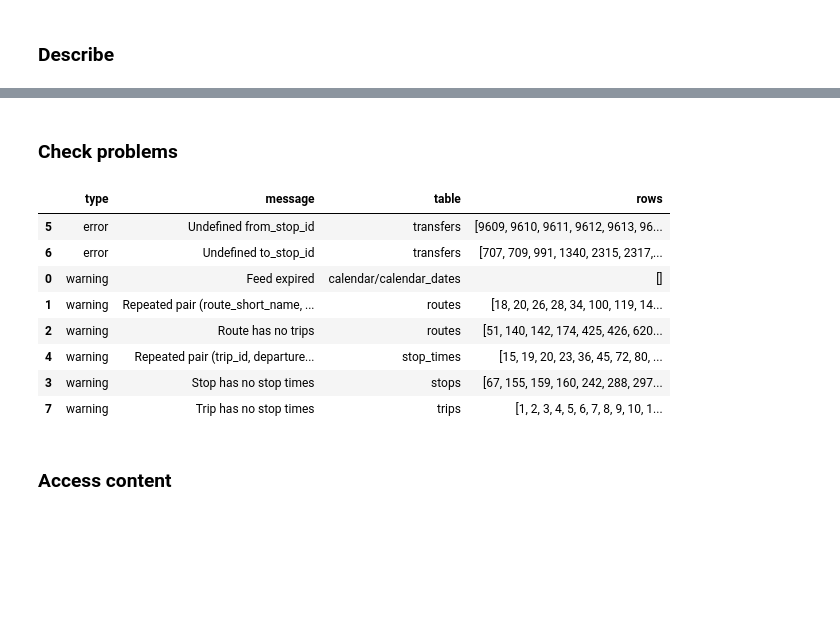
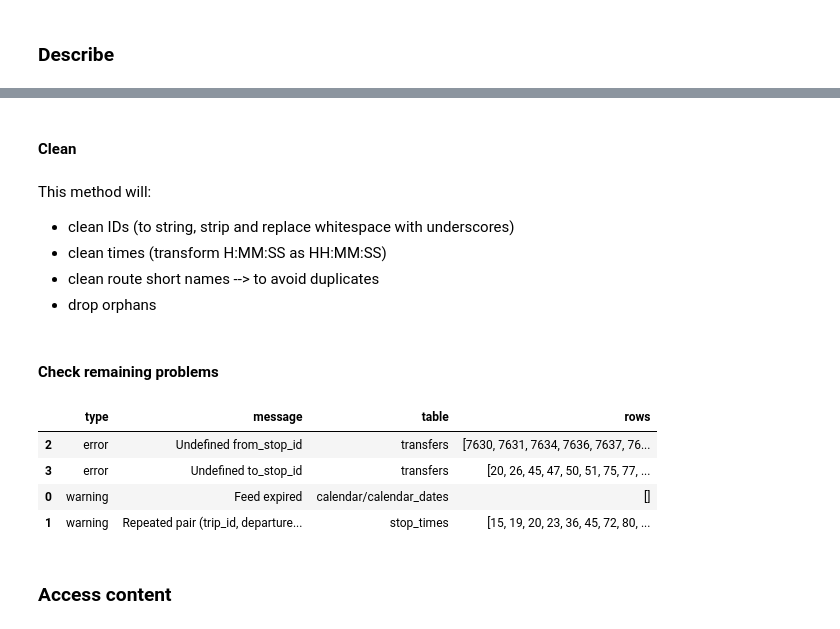
Before and after one commit to systragroup/quetzal, a Jupyter notebook: quetzal/io/gtfs_reader/examples-ipynb/0-describe-gtfs.ipynb, the cells around one changed output, grey strips where cells are left out. Drawn from its saved outputs; the diff is of its cells as text; code cells hidden in the pictures; blank space fills up the shorter version.

```diff
--- a/quetzal/io/gtfs_reader/examples-ipynb/0-describe-gtfs.ipynb
+++ b/quetzal/io/gtfs_reader/examples-ipynb/0-describe-gtfs.ipynb
@@ -29,17 +46,23 @@ feed.describe()
+# %% [markdown]
+#### Clean
+# %% [markdown]
+This method will:
+- clean IDs (to string, strip and replace whitespace with underscores)
+- clean times (transform H:MM:SS as HH:MM:SS)
+- clean route short names --> to avoid duplicates
+- drop orphans
+# %%
+feed = feed.clean()
 # %% [markdown]
-### Check problems
+#### Check remaining problems
 # %%
-feed.check_inconsistencies()
+feed.validate()
 # %% [output]
 |  | type | message | table | rows |
-| 5 | error | Undefined from_stop_id | transfers | [9609, 9610, 9611, 9612, 9613, 96... |
-| 6 | error | Undefined to_stop_id | transfers | [707, 709, 991, 1340, 2315, 2317,... |
+| 2 | error | Undefined from_stop_id | transfers | [7630, 7631, 7634, 7636, 7637, 76... |
+| 3 | error | Undefined to_stop_id | transfers | [20, 26, 45, 47, 50, 51, 75, 77, ... |
 | 0 | warning | Feed expired | calendar/calendar_dates | [] |
-| 1 | warning | Repeated pair (route_short_name, ... | routes | [18, 20, 26, 28, 34, 100, 119, 14... |
-| 2 | warning | Route has no trips | routes | [51, 140, 142, 174, 425, 426, 620... |
-| 4 | warning | Repeated pair (trip_id, departure... | stop_times | [15, 19, 20, 23, 36, 45, 72, 80, ... |
-| 3 | warning | Stop has no stop times | stops | [67, 155, 159, 160, 242, 288, 297... |
-| 7 | warning | Trip has no stop times | trips | [1, 2, 3, 4, 5, 6, 7, 8, 9, 10, 1... |
+| 1 | warning | Repeated pair (trip_id, departure... | stop_times | [15, 19, 20, 23, 36, 45, 72, 80, ... |
 # %% [markdown]
 ### Access content
 # %%
```
Also changed, not shown: parts of 10 cells of this notebook, 3 other files.
